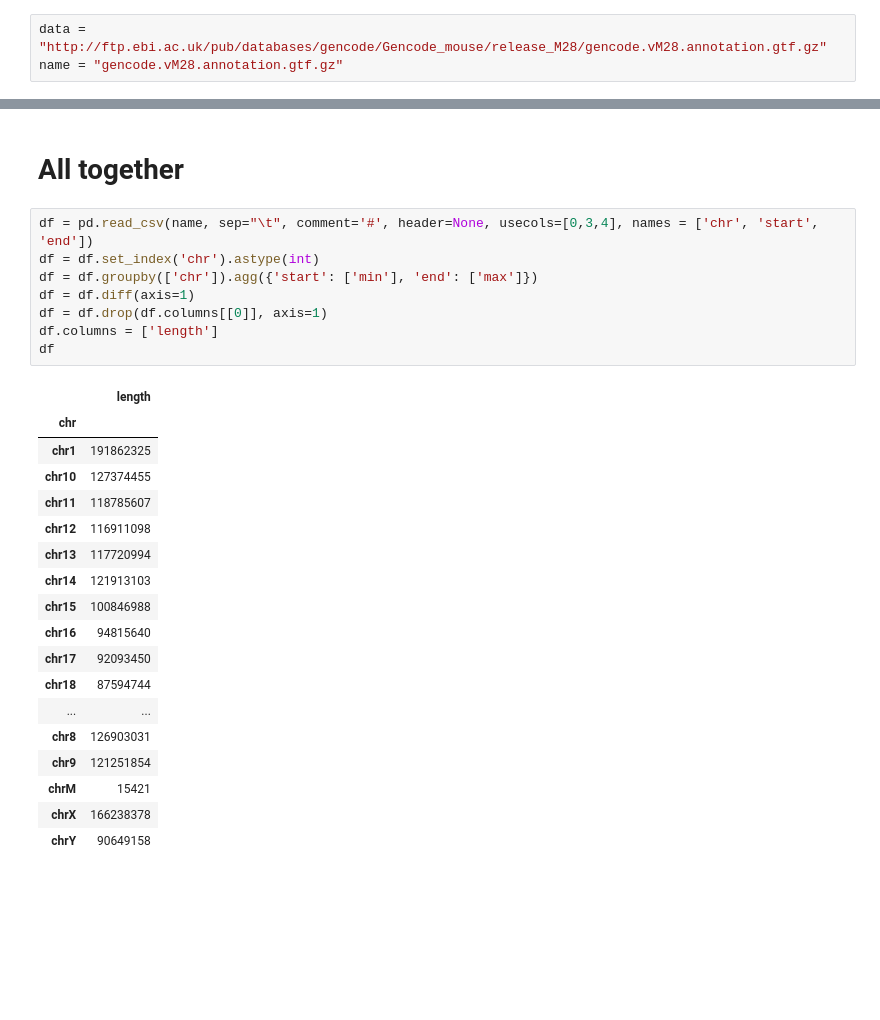
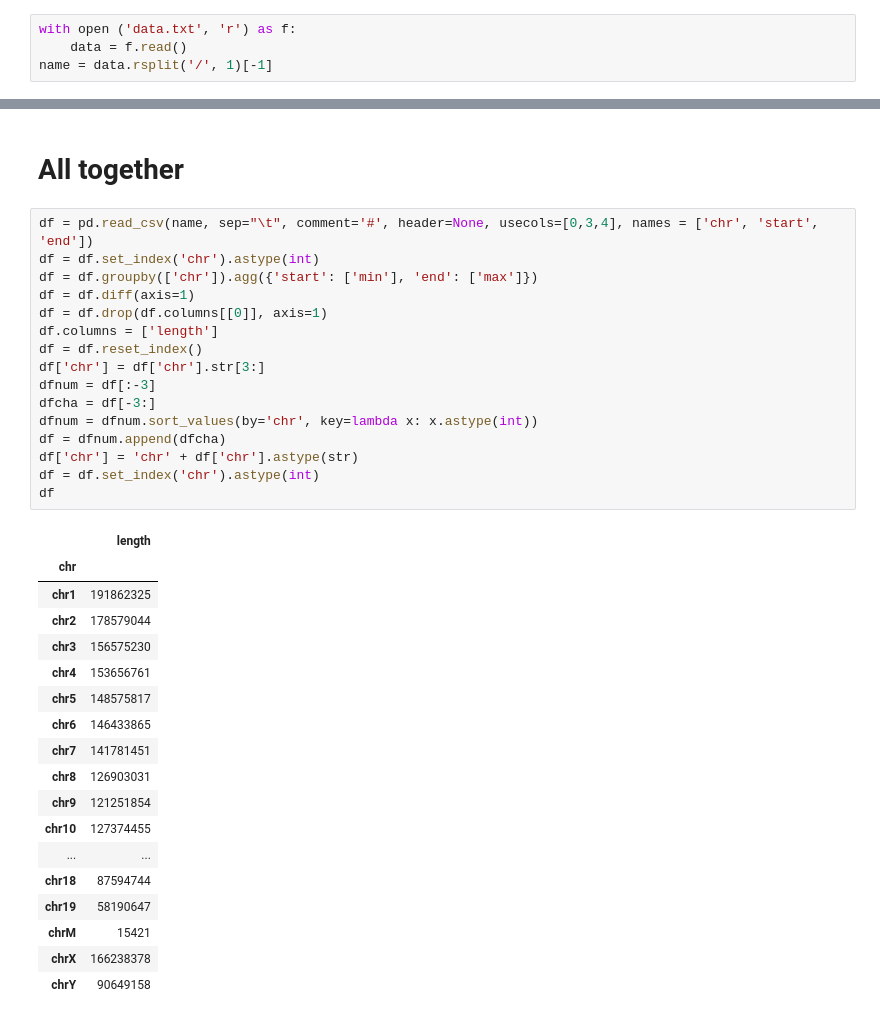
Before and after one commit to mervebduman/GRCm39, a Jupyter notebook: data_exploration.ipynb, the cells around one changed output, grey strips where cells are left out. Drawn from its saved outputs; the diff is of its cells as text; blank space fills up the shorter version.

```diff
--- a/data_exploration.ipynb
+++ b/data_exploration.ipynb
@@ -3,8 +3,9 @@
 # %% [markdown]
 To get the data:
 # %%
-data = "http://ftp.ebi.ac.uk/pub/databases/gencode/Gencode_mouse/release_M28/gencode.vM28.annotation.gtf.gz"
-name = "gencode.vM28.annotation.gtf.gz"
+with open ('data.txt', 'r') as f:
+    data = f.read()
+name = data.rsplit('/', 1)[-1]
 # %% [markdown]
 ### Download data
 # %%
@@ -289,27 +421,35 @@ calc
 # %%
 df = pd.read_csv(name, sep="\t", comment='#', header=None, usecols=[0,3,4], names = ['chr', 'start', 'end'])
 df = df.set_index('chr').astype(int)
 df = df.groupby(['chr']).agg({'start': ['min'], 'end': ['max']})
 df = df.diff(axis=1)
 df = df.drop(df.columns[[0]], axis=1)
 df.columns = ['length']
+df = df.reset_index()
+df['chr'] = df['chr'].str[3:]
+dfnum = df[:-3]
+dfcha = df[-3:]
+dfnum = dfnum.sort_values(by='chr', key=lambda x: x.astype(int))
+df = dfnum.append(dfcha)
+df['chr'] = 'chr' + df['chr'].astype(str)
+df = df.set_index('chr').astype(int)
 df
 # %% [output]
 |  | length |
 | chr |  |
 | chr1 | 191862325 |
-| chr10 | 127374455 |
-| chr11 | 118785607 |
-| chr12 | 116911098 |
-| chr13 | 117720994 |
-| chr14 | 121913103 |
-| chr15 | 100846988 |
-| chr16 | 94815640 |
-| chr17 | 92093450 |
-| chr18 | 87594744 |
-| ... | ... |
+| chr2 | 178579044 |
+| chr3 | 156575230 |
+| chr4 | 153656761 |
+| chr5 | 148575817 |
+| chr6 | 146433865 |
+| chr7 | 141781451 |
 | chr8 | 126903031 |
 | chr9 | 121251854 |
+| chr10 | 127374455 |
+| ... | ... |
+| chr18 | 87594744 |
+| chr19 | 58190647 |
 | chrM | 15421 |
 | chrX | 166238378 |
 | chrY | 90649158 |
```
Also changed, not shown: parts of 13 cells of this notebook, 1 other file.
